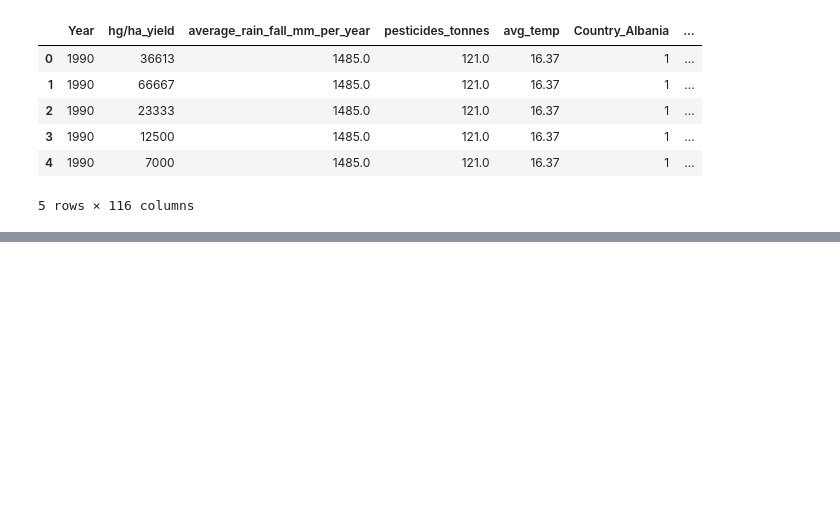
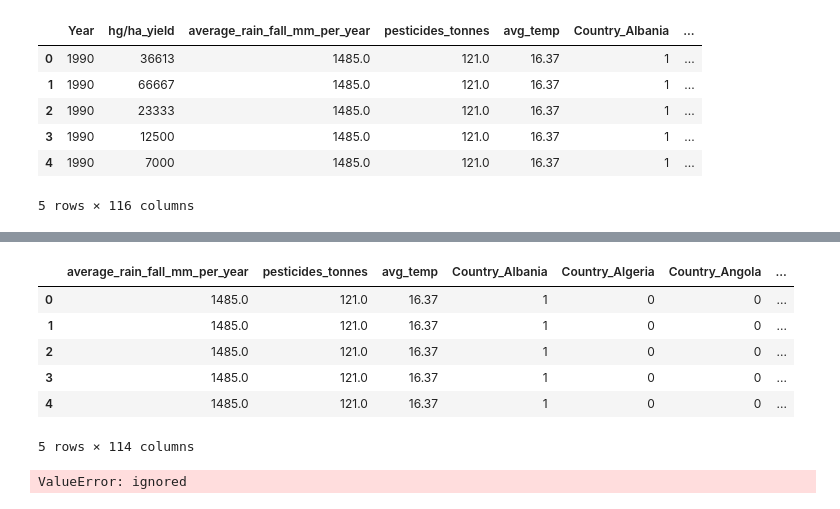
Before and after one commit to ryukirisame/crop-yield-prediction, a Jupyter notebook: crop yield predict.ipynb, the cells around one changed output, grey strips where cells are left out. Saved outputs shown, nothing was run; the diff lists cells and outputs as text; code cells hidden in the pictures; blank space fills up the shorter version.

```diff
--- a/crop yield predict.ipynb
+++ b/crop yield predict.ipynb
@@ -390,0 +404,11 @@ yield_df_onehot.head()
+# %%
+features = features.drop(['Year'], axis=1)
+features.head()
+# %% [output]
+|  | average_rain_fall_mm_per_year | pesticides_tonnes | avg_temp | Country_Albania | Country_Algeria | Country_Angola | ... |
+| 0 | 1485.0 | 121.0 | 16.37 | 1 | 0 | 0 | ... |
+| 1 | 1485.0 | 121.0 | 16.37 | 1 | 0 | 0 | ... |
+| 2 | 1485.0 | 121.0 | 16.37 | 1 | 0 | 0 | ... |
+| 3 | 1485.0 | 121.0 | 16.37 | 1 | 0 | 0 | ... |
+| 4 | 1485.0 | 121.0 | 16.37 | 1 | 0 | 0 | ... |
+5 rows × 114 columns
@@ -390,0 +436,5 @@ yield_df_onehot.head()
+# %%
+model_train=list(map(compare_models,models))
+print(*model_train, sep = "\n")
+# %% [output]
+ValueError: ignored
```
Also changed, not shown: parts of 6 cells of this notebook.
